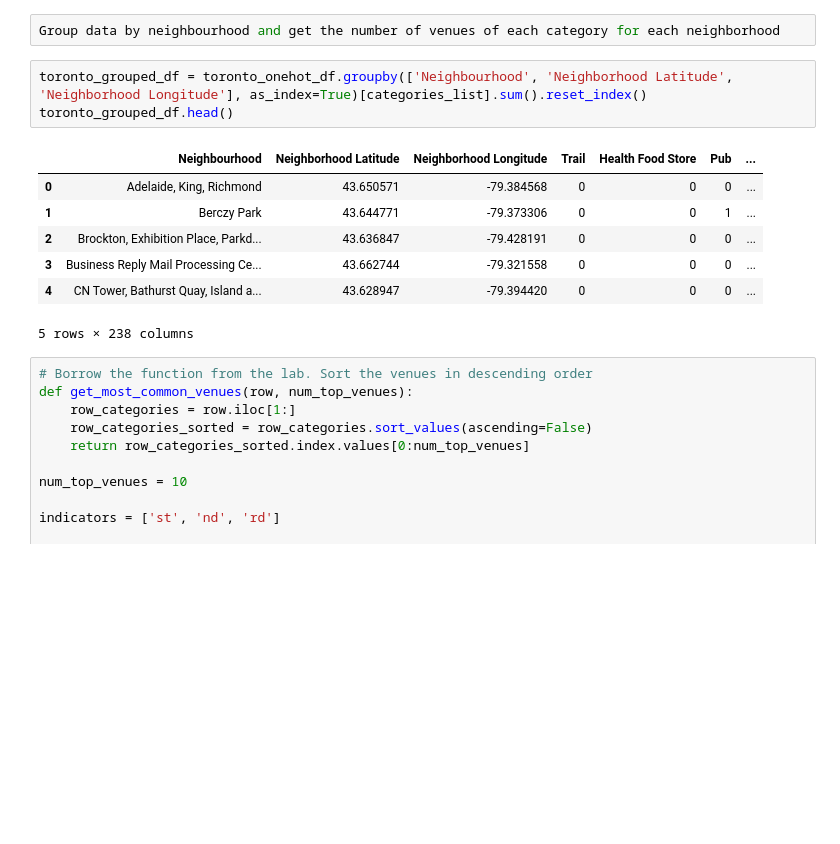
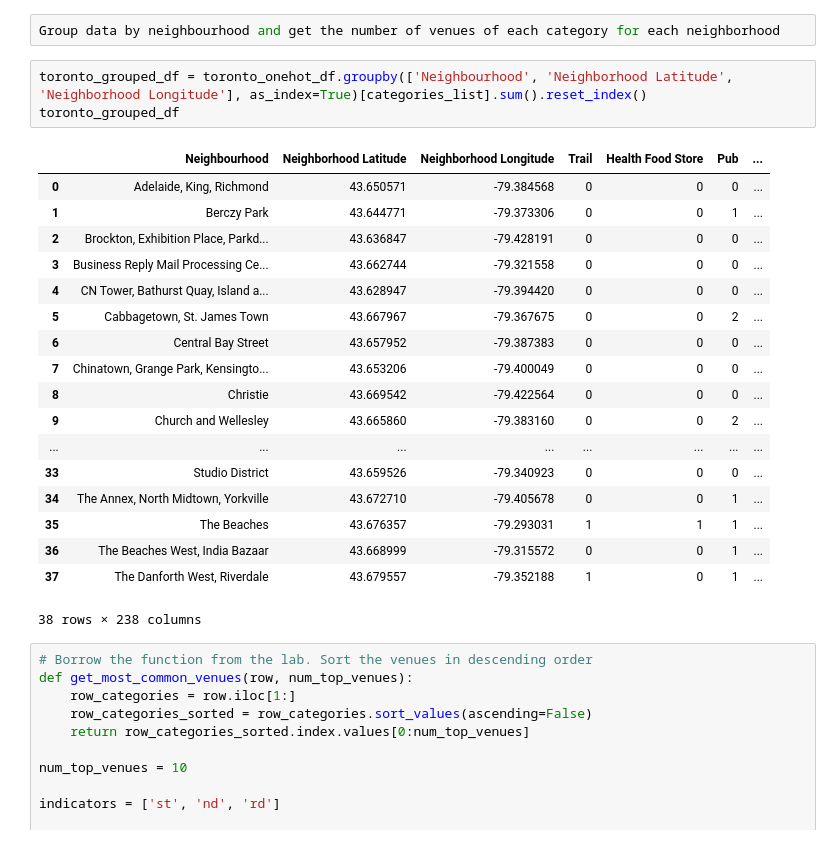
Before and after one commit to sugary78/Coursera_Capstone_Project, a Jupyter notebook: Toronto_Clustering_week3.ipynb, the cells around one changed output. Cells and saved outputs as stored; diff of their text form; blank space fills up the shorter version.

```diff
--- a/Toronto_Clustering_week3.ipynb
+++ b/Toronto_Clustering_week3.ipynb
@@ -274,15 +274,26 @@ toronto_onehot_df.head()
 Group data by neighbourhood and get the number of venues of each category for each neighborhood
 # %%
 toronto_grouped_df = toronto_onehot_df.groupby(['Neighbourhood', 'Neighborhood Latitude', 'Neighborhood Longitude'], as_index=True)[categories_list].sum().reset_index()
-toronto_grouped_df.head()
+toronto_grouped_df
 # %% [output]
 |  | Neighbourhood | Neighborhood Latitude | Neighborhood Longitude | Trail | Health Food Store | Pub | ... |
 | 0 | Adelaide, King, Richmond | 43.650571 | -79.384568 | 0 | 0 | 0 | ... |
 | 1 | Berczy Park | 43.644771 | -79.373306 | 0 | 0 | 1 | ... |
 | 2 | Brockton, Exhibition Place, Parkd... | 43.636847 | -79.428191 | 0 | 0 | 0 | ... |
 | 3 | Business Reply Mail Processing Ce... | 43.662744 | -79.321558 | 0 | 0 | 0 | ... |
 | 4 | CN Tower, Bathurst Quay, Island a... | 43.628947 | -79.394420 | 0 | 0 | 0 | ... |
+| 5 | Cabbagetown, St. James Town | 43.667967 | -79.367675 | 0 | 0 | 2 | ... |
+| 6 | Central Bay Street | 43.657952 | -79.387383 | 0 | 0 | 0 | ... |
+| 7 | Chinatown, Grange Park, Kensingto... | 43.653206 | -79.400049 | 0 | 0 | 0 | ... |
+| 8 | Christie | 43.669542 | -79.422564 | 0 | 0 | 0 | ... |
+| 9 | Church and Wellesley | 43.665860 | -79.383160 | 0 | 0 | 2 | ... |
+| ... | ... | ... | ... | ... | ... | ... | ... |
+| 33 | Studio District | 43.659526 | -79.340923 | 0 | 0 | 0 | ... |
+| 34 | The Annex, North Midtown, Yorkville | 43.672710 | -79.405678 | 0 | 0 | 1 | ... |
+| 35 | The Beaches | 43.676357 | -79.293031 | 1 | 1 | 1 | ... |
+| 36 | The Beaches West, India Bazaar | 43.668999 | -79.315572 | 0 | 0 | 1 | ... |
+| 37 | The Danforth West, Riverdale | 43.679557 | -79.352188 | 1 | 0 | 1 | ... |
-5 rows × 238 columns
+38 rows × 238 columns
 # %%
 # Borrow the function from the lab. Sort the venues in descending order
 def get_most_common_venues(row, num_top_venues):
```
